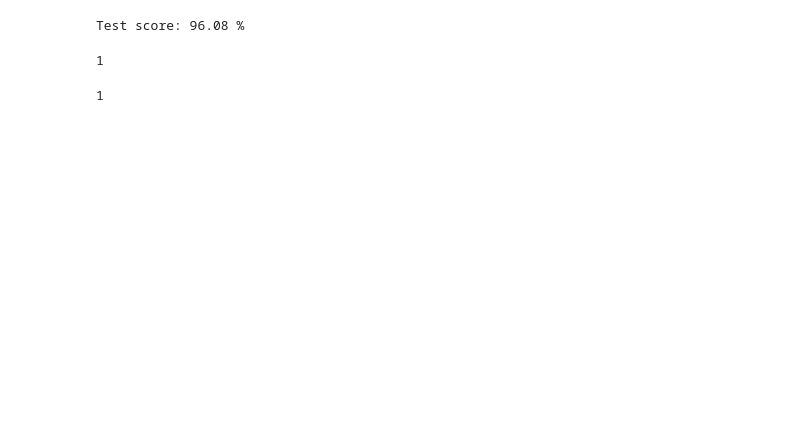
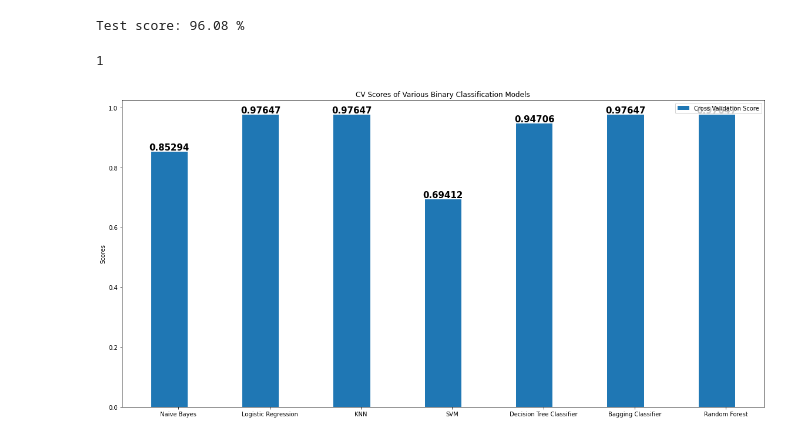
Before and after one commit to Pragyanand/divorce-prediction, a Jupyter notebook: Divorce Prediction.ipynb, the cells around one changed output. Saved outputs shown, nothing was run; the diff lists cells and outputs as text; code cells hidden in the pictures; blank space fills up the shorter version.

```diff
--- a/Divorce Prediction.ipynb
+++ b/Divorce Prediction.ipynb
@@ -267,4 +368,48 @@ prediction = model.predict([[4,4,4,4,4,4,4,4,4,4]])
-# %%
-prediction[0]
-# %% [output]
-1
+# %%
+mnb_cv = cross_val_score(mnb,x,y).mean()
+lr_cv  = cross_val_score(lr,x,y).mean()
+knn_cv = cross_val_score(knn,x,y).mean()
+clf_cv = cross_val_score(clf,x,y).mean()
+svm_cv = cross_val_score(svm,x,y).mean()
+bg_cv  = cross_val_score(bg,x,y).mean()
+rf_cv  = cross_val_score(rf,x,y).mean()
+# %%
+cv = [['Naive Bayes',mnb_cv],
+          ['Logistic Regression',lr_cv],
+          ['KNN', knn_cv],
+          ['SVM', svm_cv],
+          ['Decision Tree Classifier', clf_cv],
+          ['Bagging Classifier',bg_cv],
+          ['Random Forest',rf_cv]]
+
+cv_df = pd.DataFrame(cv, columns = ["Model Name", "Cv_scores"])
+# %%
+xpos = np.arange(7)
+
+plt.figure(figsize =(16,8))
+
+plt.xticks(xpos, cv_df['Model Name'] )
+plt.ylabel("Scores")
+plt.title("CV Scores of Various Binary Classification Models")
+testbar = plt.bar(xpos - 0.1, cv_df['Cv_scores'],width = 0.4, label = "Cross Validation Score")
+
+
+plt.legend()
+
+
+for count,rect in enumerate(testbar):
+
+    height = rect.get_height()
+    plt.text(rect.get_x() + rect.get_width()/2.0,
+             height,
+             '%0.5f' % cv_df["Cv_scores"][count],
+             ha='center',
+             va='bottom',
+             weight = "bold",
+             fontsize = 15)
+
+
+plt.tight_layout()
+plt.show()
+# %% [output]
+[figure, added]
```
Also changed, not shown: parts of 29 cells of this notebook.
